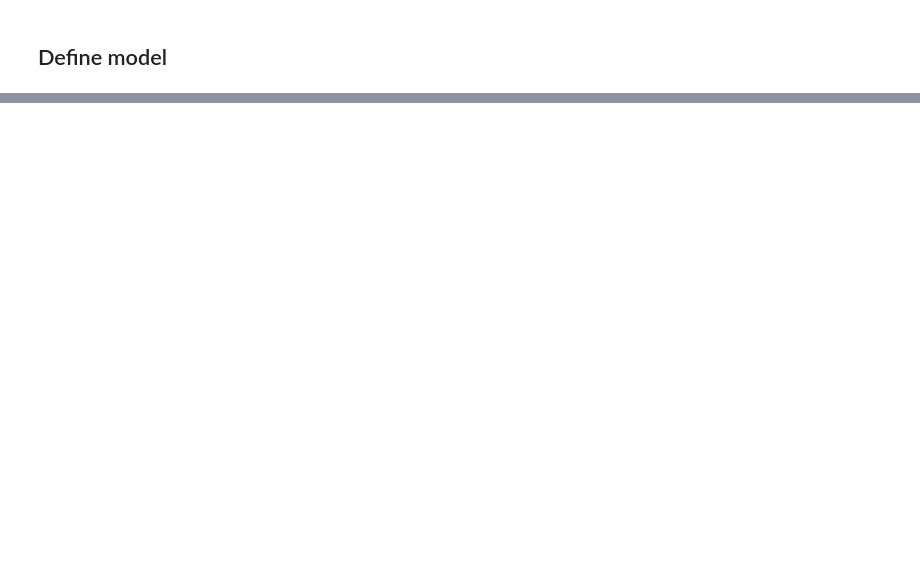
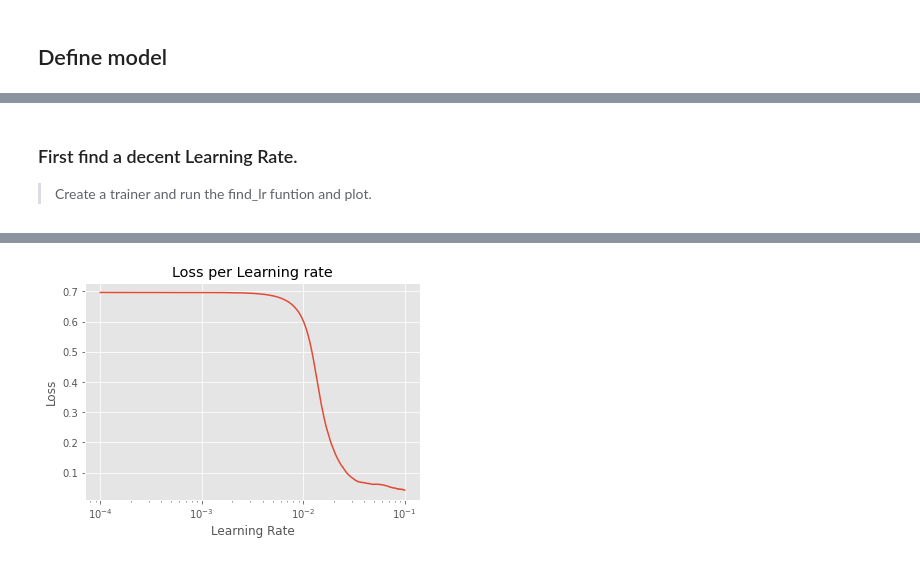
Before and after one commit to t0kk35/d373c7, a Jupyter notebook: notebooks/01_single/02_encoders/01_Binary.ipynb, the cells around one changed output, grey strips where cells are left out. Saved outputs shown, nothing was run; the diff lists cells and outputs as text; code cells hidden in the pictures; blank space fills up the shorter version.

Commit message:
[CHANGE] Update the Notebook, add some encoder stuff

```diff
--- a/notebooks/01_single/02_encoders/01_Binary.ipynb
+++ b/notebooks/01_single/02_encoders/01_Binary.ipynb
@@ -189,6 +197,10 @@ test_records = 100000
 val_records  = 30000
 
 train_data, val_data, test_data = data_list.split_time(val_records, test_records)
+
+# Filter. Only non-fraud records with label 0.
+train_data = train_data.filter_label(learning_features, 0)
+val_data = val_data.filter_label(learning_features, 0)
 
 print(f'Training Data shapes {train_data.shapes}')
 print(f'Validation Data shapes {val_data.shapes}')
@@ -208,8 +220,11 @@ Done
 batch_size = 128
 train_ds = pt.NumpyListDataSet(learning_features, train_data)
 val_ds = pt.NumpyListDataSet(learning_features, val_data)
-train_sampler = pt.ClassSampler(learning_features, train_data).over_sampler()
 
 # Wrap them in a Pytorch Dataloader
-train_dl = train_ds.data_loader(cpu, batch_size, num_workers=2, sampler=train_sampler)
+train_dl = train_ds.data_loader(cpu, batch_size, num_workers=2, shuffle=True)
 val_dl = val_ds.data_loader(cpu, batch_size, num_workers=2)
+
+# Create a model
+m = pm.LinearToBinaryAutoEncoder(learning_features, 3, [16])
+print(m)
@@ -215,0 +251,8 @@ val_dl = val_ds.data_loader(cpu, batch_size, num_workers=2)
+# %% [markdown]
+### First find a decent Learning Rate.
+> Create a trainer and run the find_lr funtion and plot.
+# %%
+t = pt.Trainer(m, device, train_dl, val_dl)
+r = t.find_lr(1e-4, 1e-1, 200)
+pl.TrainPlot().plot_lr(r)
+# %% [output]
@@ -215,0 +261 @@ val_dl = val_ds.data_loader(cpu, batch_size, num_workers=2)
+[figure, added]
```
Also changed, not shown: parts of 13 cells of this notebook, 10 other files.
